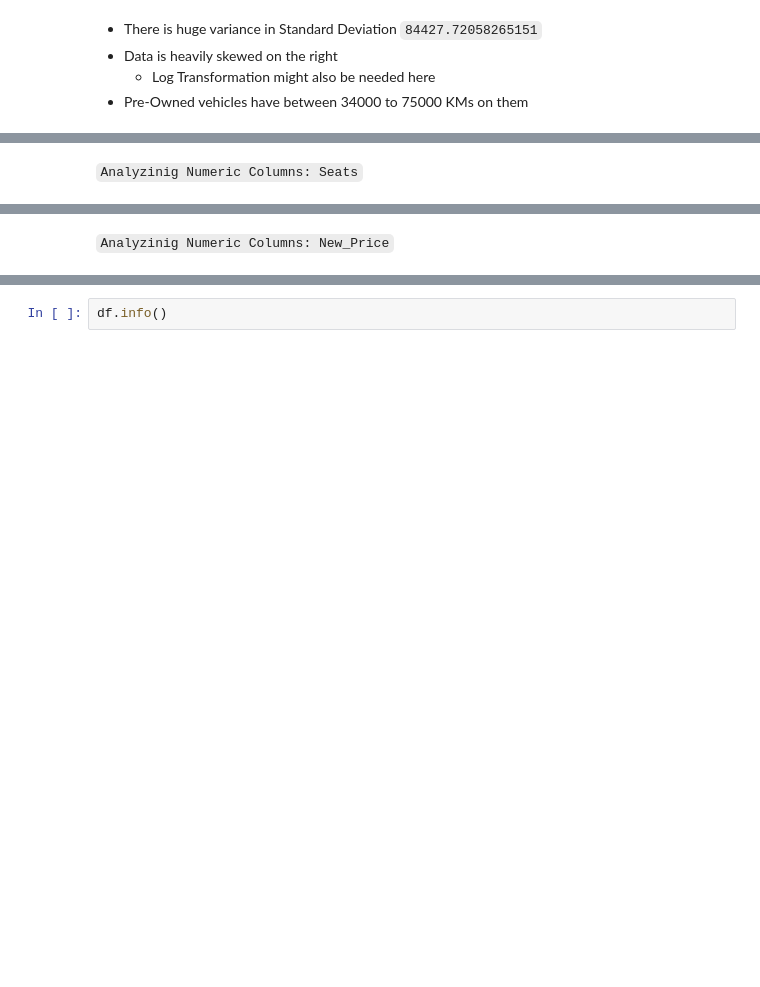
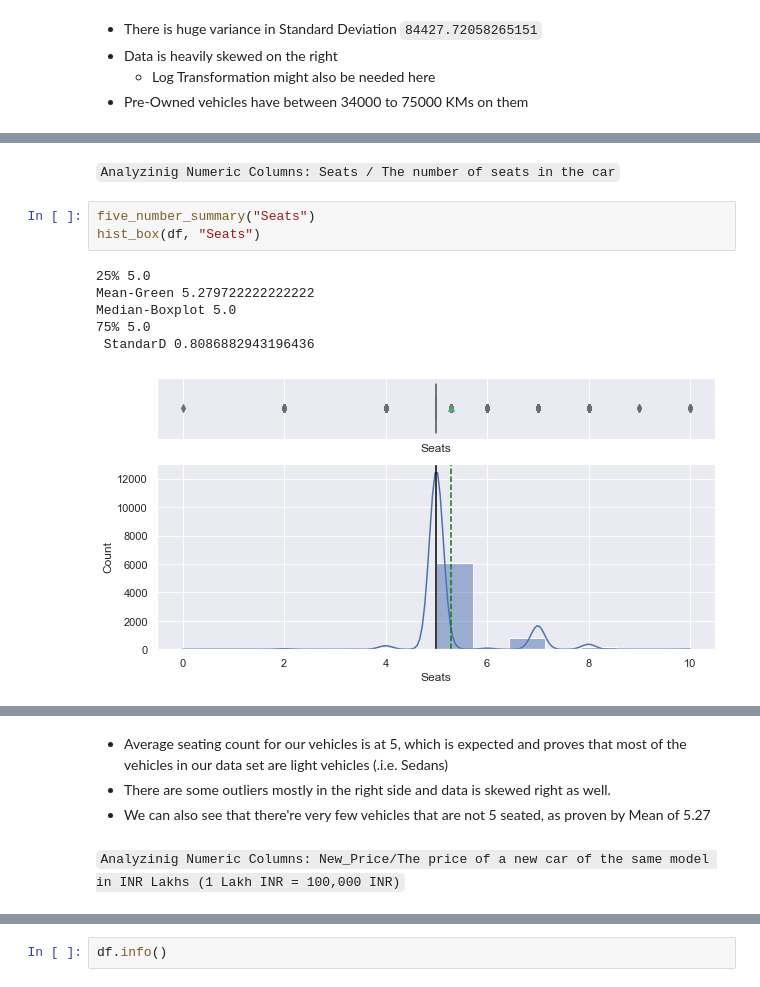
Before and after one commit to miricoder/projects, a Jupyter notebook: Supervised_Learning_Regression/Cars4U_Project.ipynb, the cells around one changed output, grey strips where cells are left out. Drawn from its saved outputs; the diff is of its cells as text; blank space fills up the shorter version.

Commit message:
Started on Categorical Data Analysis

```diff
--- a/Supervised_Learning_Regression/Cars4U_Project.ipynb
+++ b/Supervised_Learning_Regression/Cars4U_Project.ipynb
@@ -747,2 +798,12 @@ Median-Boxplot 18.16
 # %% [markdown]
-`Analyzinig Numeric Columns: Seats`
+`Analyzinig Numeric Columns: Seats / The number of seats in the car`
+# %%
+five_number_summary("Seats")
+hist_box(df, "Seats")
+# %% [output]
+25% 5.0
+Mean-Green 5.279722222222222
+Median-Boxplot 5.0
+75% 5.0
+ StandarD 0.8086882943196436
+[figure, added]
@@ -749,2 +811,6 @@ Median-Boxplot 18.16
+# %% [markdown]
+- Average seating count for our vehicles is at 5, which is expected and proves that most of the vehicles in our data set are light vehicles (.i.e. Sedans)
+- There are some outliers mostly in the right side and data is skewed right as well.
+- We can also see that there're very few vehicles that are not 5 seated, as proven by Mean of 5.27
 # %% [markdown]
-`Analyzinig Numeric Columns: New_Price`
+`Analyzinig Numeric Columns: New_Price/The price of a new car of the same model in INR Lakhs (1 Lakh INR = 100,000 INR)`
```
Also changed, not shown: parts of 25 cells of this notebook, 4 other files.
